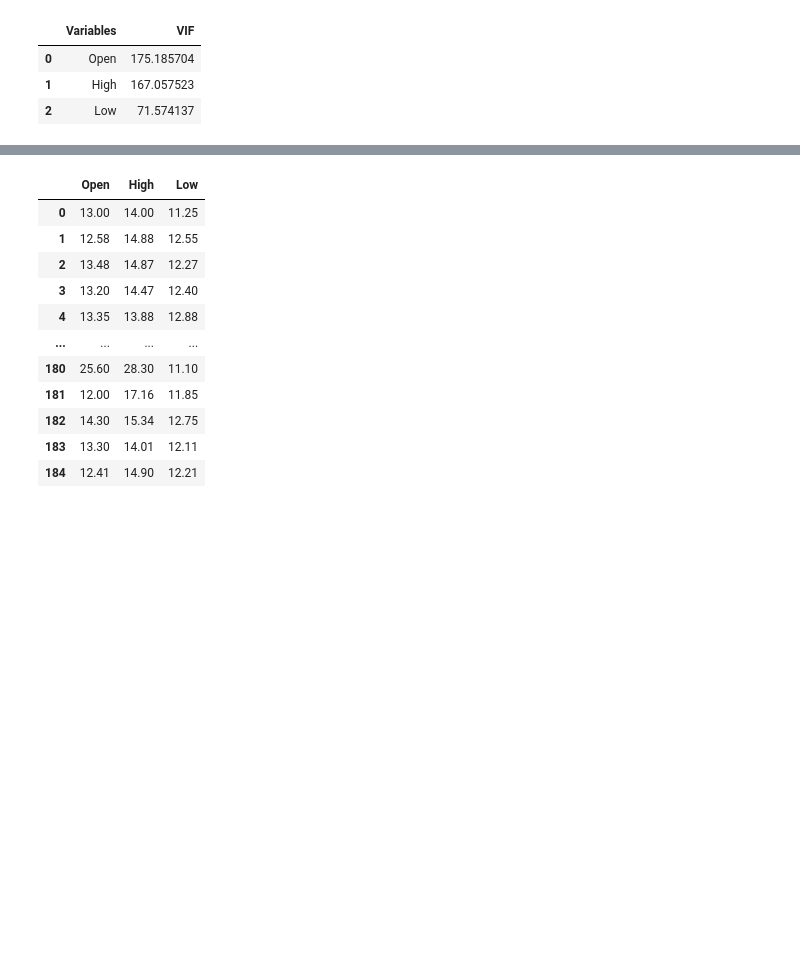
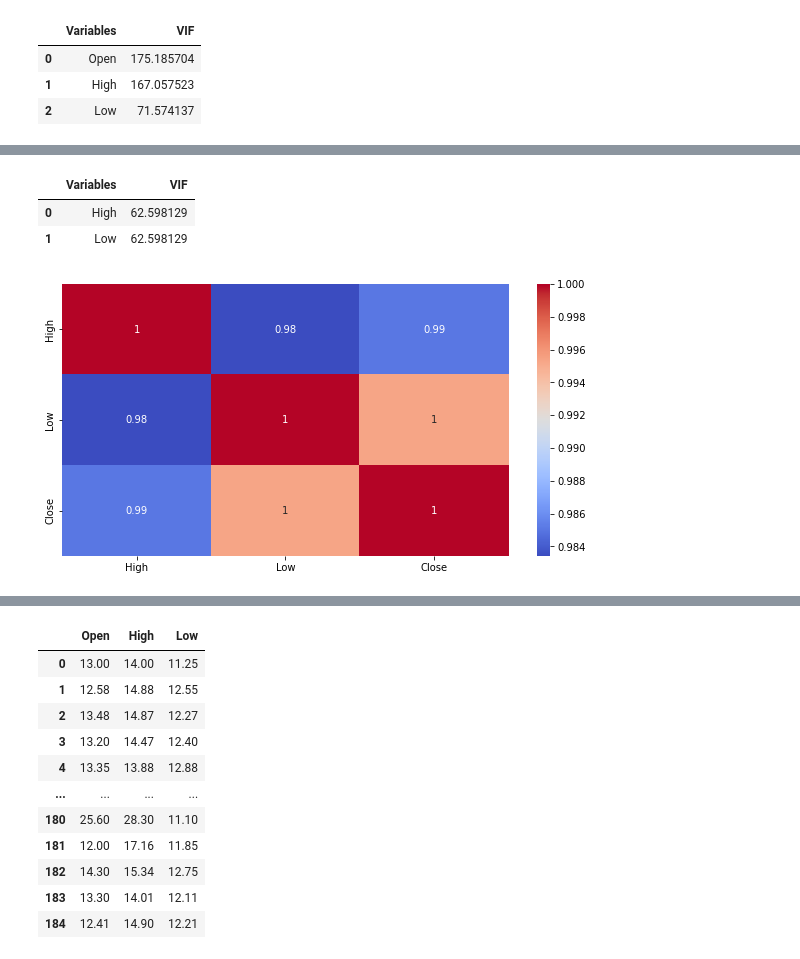
Before and after one commit to ramank123/Yes-Bank-Stock-Closing-Price-Prediction, a Jupyter notebook: Yes_Bank_Stock_Closing_Price_Prediction.ipynb, the cells around one changed output, grey strips where cells are left out. Cells and saved outputs as stored; diff of their text form; code cells hidden in the pictures; blank space fills up the shorter version.

```diff
--- a/Yes_Bank_Stock_Closing_Price_Prediction.ipynb
+++ b/Yes_Bank_Stock_Closing_Price_Prediction.ipynb
@@ -329,0 +337,13 @@ calc_vif(df[[i for i in df.describe().columns if i not in ['Date','Close','Avera
+# %%
+calc_vif(df[[i for i in df.describe().columns if i not in ['Date','Close','Average','Open']]])
+# %% [output]
+|  | Variables | VIF |
+| 0 | High | 62.598129 |
+| 1 | Low | 62.598129 |
+# %%
+#heatmap for correlation
+plt.figure(figsize=(10,5))
+sns.heatmap(df[['High','Low','Close']].corr(), annot = True, cmap='coolwarm')
+plt.show()
+# %% [output]
+[figure, added]
```
Also changed, not shown: parts of 3 cells of this notebook.
